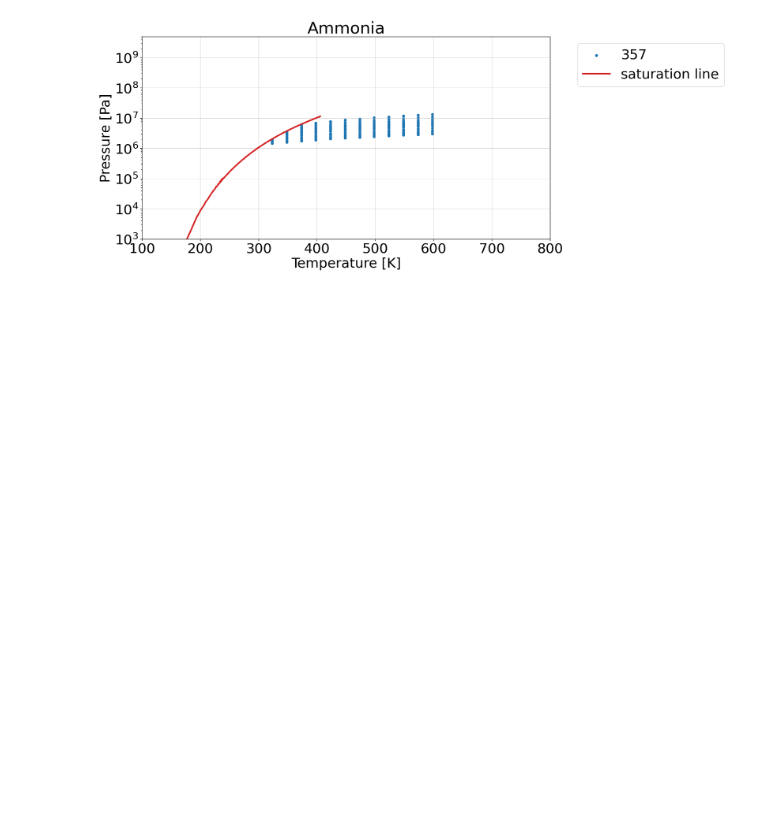
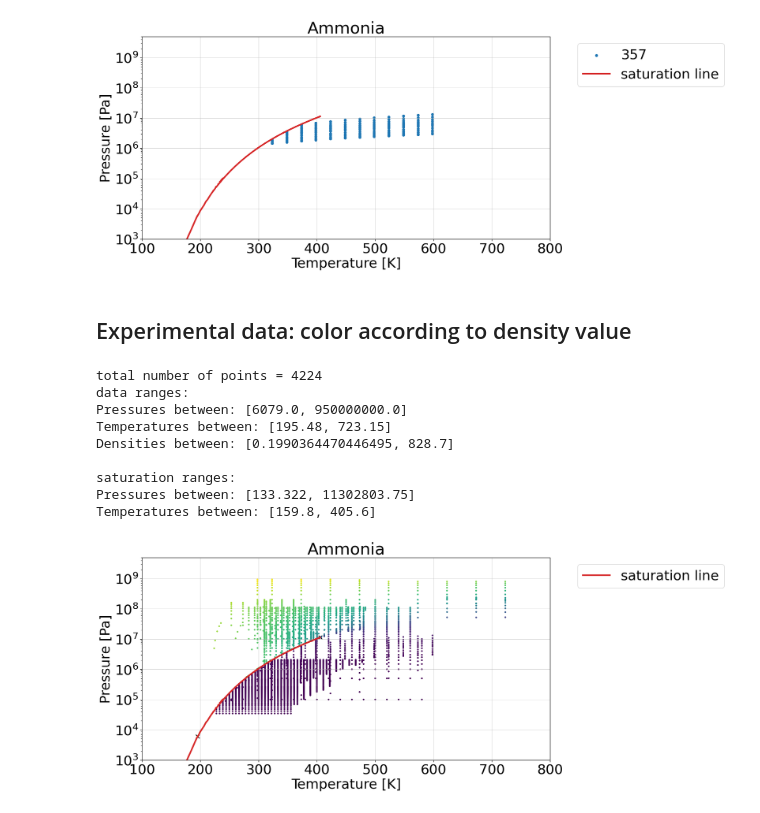
Before and after one commit to CatDN/mordu, a Jupyter notebook: ammonia.ipynb, the cells around one changed output. Saved outputs shown, nothing was run; the diff lists cells and outputs as text; code cells hidden in the pictures; blank space fills up the shorter version.

Commit message:
Added new analysis on ammonia experiment data

```diff
--- a/ammonia.ipynb
+++ b/ammonia.ipynb
@@ -155,3 +155,77 @@ saturation ranges:
 Pressures between: [133.322, 11302803.75]
 Temperatures between: [159.8, 405.6]
 [figure]
+# %% [markdown]
+## Experimental data: color according to density value
+# %%
+#09/01/2025
+import pandas as pd
+import numpy as np
+import matplotlib.pyplot as plt
+from purefluid import NH3
+
+import sys
+sys.path.append("../")
+
+#plotting parameters
+plt.rcParams['figure.figsize'] = [14, 7]
+plt.rcParams.update({'font.size': 20*1.3})
+plt.rcParams['figure.facecolor'] = "white"
+
+#data
+df = pd.read_excel("dataframes/ammonia_density.xlsx")
+
+#saturation data
+saturation = pd.read_excel("dataframes/ammonia_saturation.xlsx").sort_values(by=["T"])
+saturation_pressure = saturation["P"]
+saturation_temperature = saturation["T"]
+
+print(f"total number of points = {len(df)}")
+#range of P T rho variables
+print("data ranges: ")
+print(f"Pressures between: [{min(df['P'])}, {max(df['P'])}]")
+print(f"Temperatures between: [{min(df['T'])}, {max(df['T'])}]")
+print(f"Densities between: [{min(df['rho'])}, {max(df['rho'])}]")
+print("")
+
+#saturation ranges
+print("saturation ranges: ")
+print(f"Pressures between: [{min(saturation['P'])}, {max(saturation['P'])}]")
+print(f"Temperatures between: [{min(saturation['T'])}, {max(saturation['T'])}]")
+print("")
+
+
+#plotting
+fig, ax = plt.subplots()
+
+# critical and triple point
+ax.scatter(NH3.T_c, NH3.P_c, marker="x", color="black", s= 50)
+ax.scatter(NH3.T_t, NH3.P_t, marker="x", color="black", s= 50)
+
+points = df
+
+pressure = points["P"]
+temperature = points["T"]
+density = points["rho"]
+
+ax.scatter(temperature, pressure, c=density, s= 5)
+
+ax.plot(saturation_temperature, saturation_pressure, color="tab:red", linewidth=3, alpha=1, label="saturation line")
+ax.set(yscale="log", ylabel="Pressure [Pa]", xlabel="Temperature [K]", ylim = (1e3,5e9), xlim = (100, 800), title="Ammonia")
+
+
+
+ax.legend(loc="upper left", bbox_to_anchor=(1.05,1))
+ax.grid(alpha=0.5)
+plt.show()
+# %% [output]
+total number of points = 4224
+data ranges:
+Pressures between: [6079.0, 950000000.0]
+Temperatures between: [195.48, 723.15]
+Densities between: [0.1990364470446495, 828.7]
+
+saturation ranges:
+Pressures between: [133.322, 11302803.75]
+Temperatures between: [159.8, 405.6]
+[figure, added]
```
